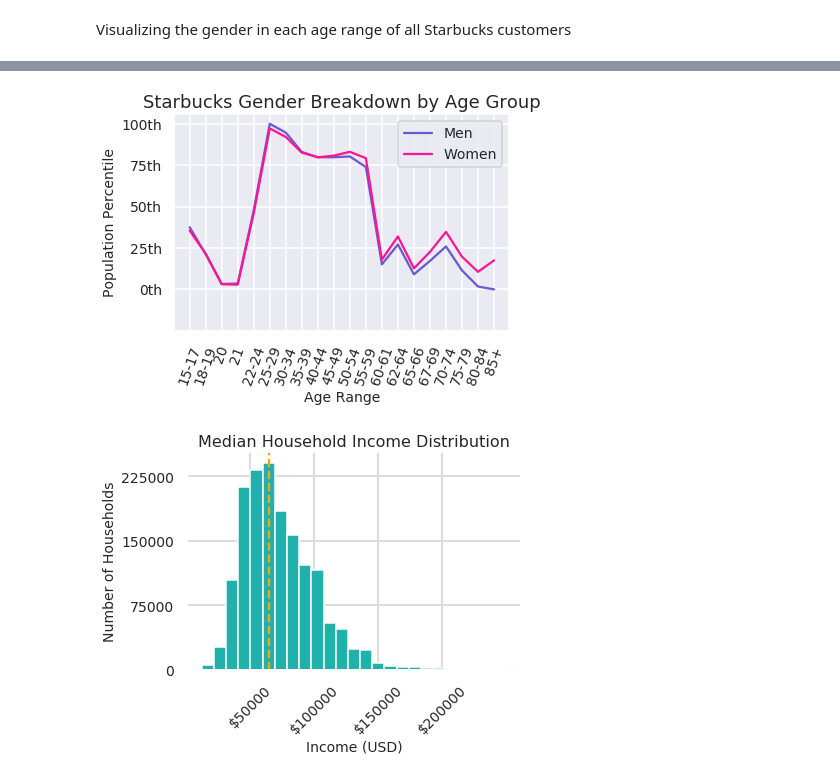
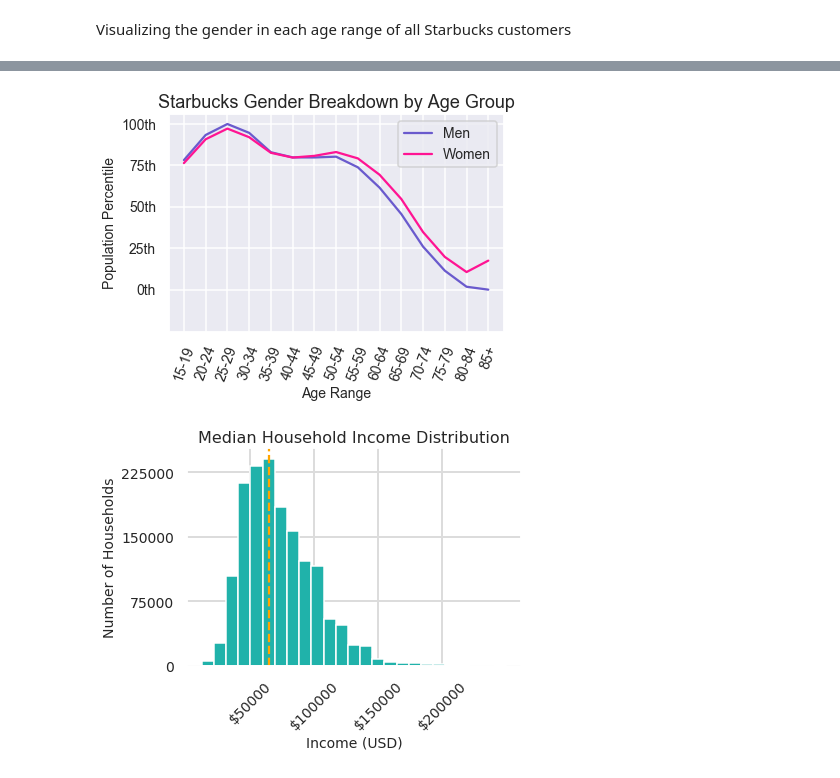
Before and after one commit to reveloff-ucsd/COGS108_44, a Jupyter notebook: FinalProject_Group044.ipynb, the cells around one changed output, grey strips where cells are left out. Cells and saved outputs as stored; diff of their text form; code cells hidden in the pictures.

Commit message:
Rewrote overview, question, hypothesis. Fixed  to have 5 years per age group. Added conclusions

```diff
--- a/FinalProject_Group044.ipynb
+++ b/FinalProject_Group044.ipynb
@@ -405,3 +392,24 @@ df_profile
 13607 rows × 51 columns
 # %% [markdown]
 Visualizing the gender in each age range of all Starbucks customers
+# %%
+#Clumping age columns together so that age range is 5 years each
+df_gender_age= pd.DataFrame(columns=['male_15_19','male_20_24','male_25_29','male_30_34','male_35_39','male_40_44',\
+                                     'male_45_49','male_50_54','male_55_59','male_60_64','male_65_69','male_70_74',\
+                                     'male_75_79','male_80_84','male_85_plus',\
+                                     'female_15_19','female_20_24','female_25_29','female_30_34','female_35_39',\
+                                     'female_40_44','female_45_49', 'female_50_54','female_55_59','female_60_64',\
+                                     'female_65_69','female_70_74','female_75_79','female_80_84','female_85_plus'])
+df_gender_age['male_15_19'] = df_profile['male_15_17'] + df_profile['male_18_19']
+df_gender_age['male_20_24'] = df_profile['male_20'] + df_profile['male_21'] + df_profile['male_22_24']
+df_gender_age.loc[:,'male_25_29':'male_55_59'] = df_profile.loc[:,'male_25_29':'male_55_59']
+df_gender_age['male_60_64'] = df_profile['male_60_61'] + df_profile['male_62_64']
+df_gender_age['male_65_69'] = df_profile['male_65_66'] + df_profile['male_67_69']
+df_gender_age.loc[:,'male_70_74':'male_85_plus'] = df_profile.loc[:,'male_70_74':'male_85_plus']
+
+df_gender_age['female_15_19'] = df_profile['female_15_17'] + df_profile['female_18_19']
+df_gender_age['female_20_24'] = df_profile['female_20'] + df_profile['female_21'] + df_profile['female_22_24']
+df_gender_age.loc[:,'female_25_29':'female_55_59'] = df_profile.loc[:,'female_25_29':'female_55_59']
+df_gender_age['female_60_64'] = df_profile['female_60_61'] + df_profile['female_62_64']
+df_gender_age['female_65_69'] = df_profile['female_65_66'] + df_profile['female_67_69']
+df_gender_age.loc[:,'female_70_74':'female_85_plus'] = df_profile.loc[:,'female_70_74':'female_85_plus']
@@ -408,7 +428,7 @@ Visualizing the gender in each age range of all Starbucks customers
 # %%
 # Concatenate age ranges for each gender
-s_male = df_profile.loc[:, 'male_15_17':'male_85_plus'].sum()
-s_female = df_profile.loc[:, 'female_15_17':'female_85_plus'].sum()
+s_male = df_gender_age.loc[:, 'male_15_19':'male_85_plus'].sum()
+s_female = df_gender_age.loc[:, 'female_15_19':'female_85_plus'].sum()
 
 # Clean up indices
 headers = [s.replace('male_','').replace('_','-') for s in s_male.index]
@@ -419,34 +439,34 @@ s_male.index, s_female.index = headers, headers
 s_both = pd.concat([s_male, s_female], axis=1)
 s_both.columns = ['male','female']
 
 # Make the yticks for the plot
 max_tick = np.max(s_male.values) if np.max(s_male.values) > np.max(s_female.values) else np.max(s_female.values)
 min_tick = np.min(s_male.values) if np.min(s_male.values) < np.min(s_female.values) else np.min(s_female.values)
 diff_tick = max_tick - min_tick
 plot_ticks = [min_tick,min_tick + (diff_tick*.25),min_tick + (diff_tick*.5),min_tick + (diff_tick*.75),max_tick]
 plot_labels = ['0th','25th','50th','75th','100th']
 
 # Make the xticks for the plot
 N = len(s_both.index)
 ind = np.arange(N)
 width = 0.35
 
 # Plot the lines
 male_fig = plt.plot(ind, s_both['male'], width, label='Men',color='slateblue')
 female_fig = plt.plot(ind, s_both['female'], width, label='Women',color='deeppink')
 
 # Make it look pretty
 plt.ylabel('Population Percentile',fontsize=14)
 plt.xlabel('Age Range',fontsize=14)
 plt.title('Starbucks Gender Breakdown by Age Group')
 plt.ticklabel_format(style='plain')
 plt.xticks(ind, s_both.index, rotation=70,fontsize=14)
 plt.yticks(plot_ticks,labels=plot_labels,fontsize=14)
 plt.legend((male_fig[0], female_fig[0]), s_both.columns, handles=[male_fig[0],female_fig[0]],loc='upper right',fontsize=14)
 
 plt.show()
 # %% [output]
-[figure, old version]
+[figure, new version]
 # %%
 # Plot histogram
 xt = [0,50000,100000,150000,200000]
```
Also changed, not shown: parts of 22 cells of this notebook, 1 other file.
